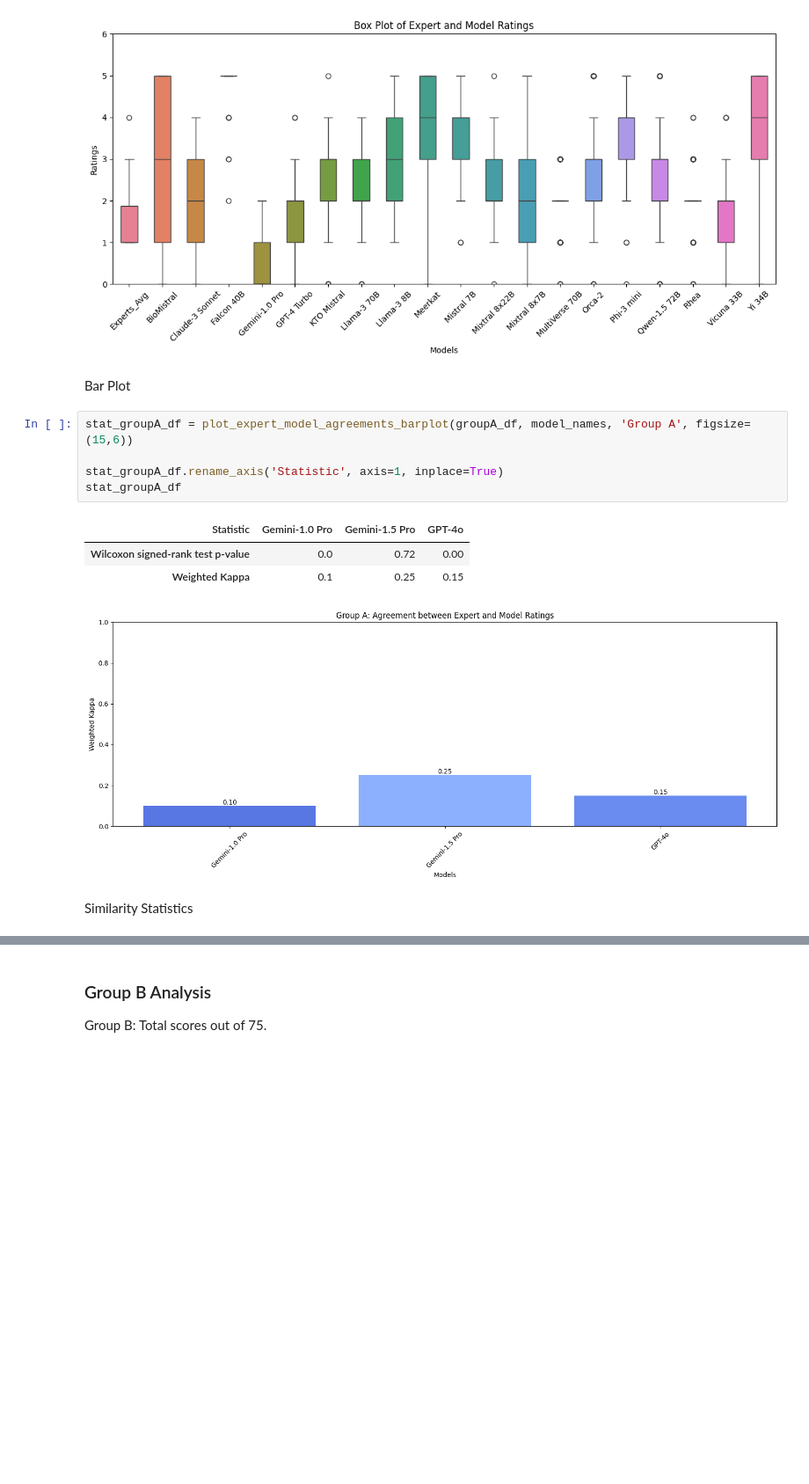
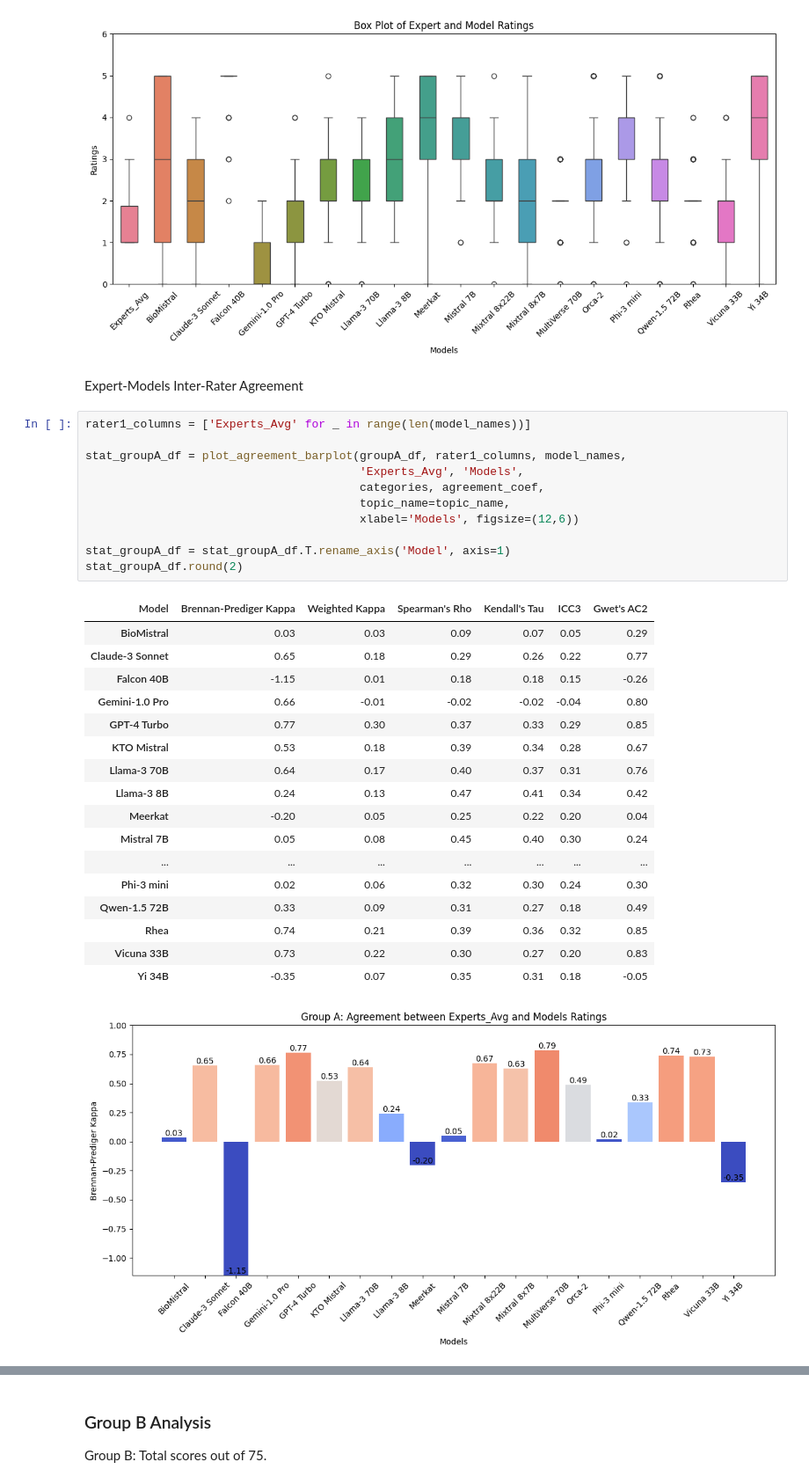
Before and after one commit to mm-khalil1/Evaluate_Medical_Video_Credibility_Using_LLMs, a Jupyter notebook: Results_Analysis/all_LLMs_plots_and_statistics.ipynb, the cells around one changed output, grey strips where cells are left out. Shown at 88% size. Saved outputs shown, nothing was run; the diff lists cells and outputs as text; blank space fills up the shorter version.

```diff
--- a/Results_Analysis/all_LLMs_plots_and_statistics.ipynb
+++ b/Results_Analysis/all_LLMs_plots_and_statistics.ipynb
@@ -326,17 +317,35 @@ create_plot('boxplot', data=groupA_df,
             xticks_rotation=45)
 # %% [output]
 [figure]
-# %% [markdown]
-Bar Plot
-# %%
-stat_groupA_df = plot_expert_model_agreements_barplot(groupA_df, model_names, 'Group A', figsize=(15,6))
-
-stat_groupA_df.rename_axis('Statistic', axis=1, inplace=True)
-stat_groupA_df
-# %% [output]
-| Statistic | Gemini-1.0 Pro | Gemini-1.5 Pro | GPT-4o |
-| Wilcoxon signed-rank test p-value | 0.0 | 0.72 | 0.00 |
-| Weighted Kappa | 0.1 | 0.25 | 0.15 |
-[figure, removed]
-# %% [markdown]
-Similarity Statistics
+# %% [markdown]
+Expert-Models Inter-Rater Agreement
+# %%
+rater1_columns = ['Experts_Avg' for _ in range(len(model_names))]
+
+stat_groupA_df = plot_agreement_barplot(groupA_df, rater1_columns, model_names,
+                                        'Experts_Avg', 'Models',
+                                        categories, agreement_coef,
+                                        topic_name=topic_name,
+                                        xlabel='Models', figsize=(12,6))
+
+stat_groupA_df = stat_groupA_df.T.rename_axis('Model', axis=1)
+stat_groupA_df.round(2)
+# %% [output]
+| Model | Brennan-Prediger Kappa | Weighted Kappa | Spearman's Rho | Kendall's Tau | ICC3 | Gwet's AC2 |
+| BioMistral | 0.03 | 0.03 | 0.09 | 0.07 | 0.05 | 0.29 |
+| Claude-3 Sonnet | 0.65 | 0.18 | 0.29 | 0.26 | 0.22 | 0.77 |
+| Falcon 40B | -1.15 | 0.01 | 0.18 | 0.18 | 0.15 | -0.26 |
+| Gemini-1.0 Pro | 0.66 | -0.01 | -0.02 | -0.02 | -0.04 | 0.80 |
+| GPT-4 Turbo | 0.77 | 0.30 | 0.37 | 0.33 | 0.29 | 0.85 |
+| KTO Mistral | 0.53 | 0.18 | 0.39 | 0.34 | 0.28 | 0.67 |
+| Llama-3 70B | 0.64 | 0.17 | 0.40 | 0.37 | 0.31 | 0.76 |
+| Llama-3 8B | 0.24 | 0.13 | 0.47 | 0.41 | 0.34 | 0.42 |
+| Meerkat | -0.20 | 0.05 | 0.25 | 0.22 | 0.20 | 0.04 |
+| Mistral 7B | 0.05 | 0.08 | 0.45 | 0.40 | 0.30 | 0.24 |
+| ... | ... | ... | ... | ... | ... | ... |
+| Phi-3 mini | 0.02 | 0.06 | 0.32 | 0.30 | 0.24 | 0.30 |
+| Qwen-1.5 72B | 0.33 | 0.09 | 0.31 | 0.27 | 0.18 | 0.49 |
+| Rhea | 0.74 | 0.21 | 0.39 | 0.36 | 0.32 | 0.85 |
+| Vicuna 33B | 0.73 | 0.22 | 0.30 | 0.27 | 0.20 | 0.83 |
+| Yi 34B | -0.35 | 0.07 | 0.35 | 0.31 | 0.18 | -0.05 |
+[figure, added]
```
Also changed, not shown: parts of 34 cells of this notebook, 3 other files.
